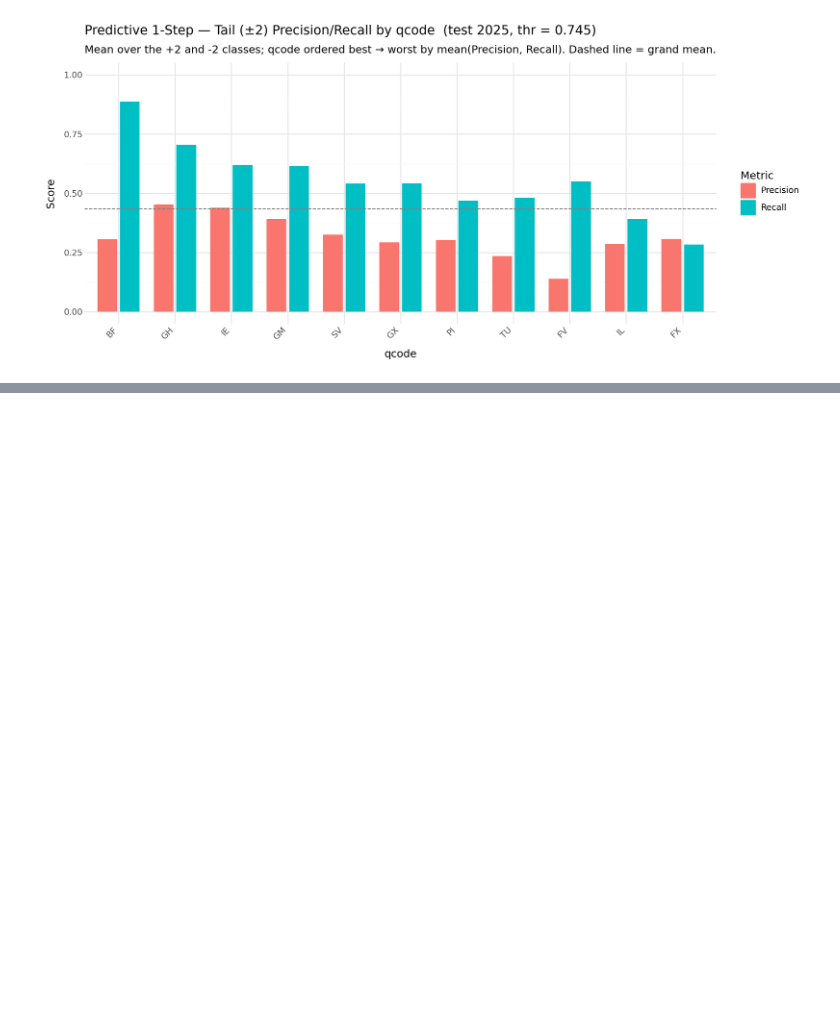
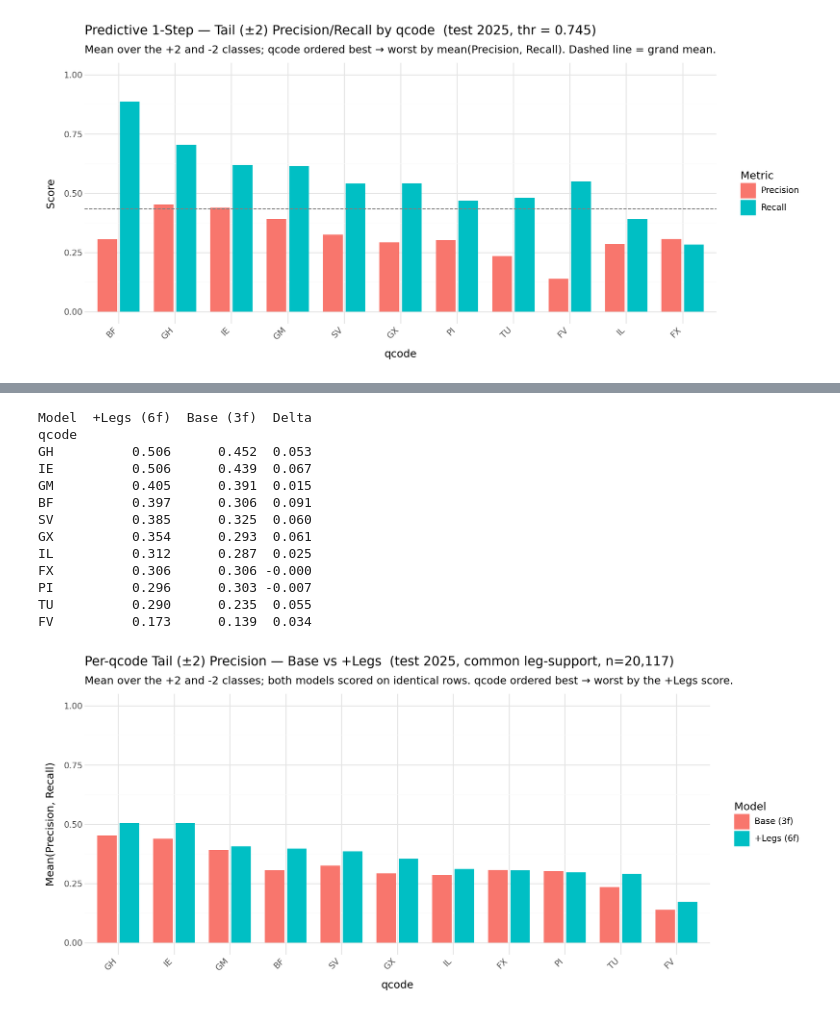
Before and after one commit to qe-internship-wjw/ip1, a Jupyter notebook: notebooks/02b_regressions_tc.ipynb, the cells around one changed output, grey strips where cells are left out. Cells and saved outputs as stored; diff of their text form; code cells hidden in the pictures; blank space fills up the shorter version.

Commit message:
Implement multiasset regression framework

```diff
--- a/notebooks/02b_regressions_tc.ipynb
+++ b/notebooks/02b_regressions_tc.ipynb
@@ -527,0 +679,73 @@ qcode  Precision   Recall  tail_support    n   MeanPR
+# %%
+# --- Per-qcode: base (3f) vs leg-augmented (6f) on COMMON leg-support (test 2025) ---
+# Both models are scored on the SAME rows (every leg feature present) so the comparison
+# reflects only the added features, not a change in the evaluated sample. Tail (+/-2)
+# precision/recall are averaged over the two symmetric classes within each qcode.
+ALL_FEATS = sorted(set(TC_FEATURES) | set(LEG_FEATURES))   # union: obi, noi, stv, buy_*, sell_*
+
+_cmp = (
+    df_signals_tc_clean
+    .filter(pl.col('year').is_in(TEST_YEARS))
+    .select(['delta_p_fwd', *ALL_FEATS, 'qcode'])
+    .drop_nulls()
+    .to_pandas()
+)
+_cmp['y'] = _cmp['delta_p_fwd'].astype(int)
+_cmp['pred_base'] = assign_classes(np.asarray(res_fwd.predict(exog=_cmp[TC_FEATURES])), THRESH_FWD)
+_cmp['pred_leg']  = assign_classes(np.asarray(res_fwd_leg.predict(exog=_cmp[LEG_FEATURES])), THRESH_FWD_LEG)
+
+
+def _tail_pr(g, pred_col):
+    """Mean precision/recall over the two tail classes (+/-2) for one qcode group."""
+    prec, rec, _, sup = precision_recall_fscore_support(
+        g['y'], g[pred_col], labels=[-2, 2], zero_division=0)
+    return {'Precision': float(prec.mean()), 'Recall': float(rec.mean()),
+            'MeanPR': float((prec.mean() + rec.mean()) / 2), 'tail_support': int(sup.sum())}
+
+rows = []
+for code, g in _cmp.groupby('qcode'):
+    for model, pc in (('Base (3f)', 'pred_base'), ('+Legs (6f)', 'pred_leg')):
+        rows.append({'qcode': code, 'Model': model, **_tail_pr(g, pc), 'n': int(len(g))})
+cmp_metrics = pd.DataFrame(rows)
+
+# Wide MeanPR table with the base -> legs delta, ordered by the leg model.
+wide = (
+    cmp_metrics.pivot_table(index='qcode', columns='Model', values='Precision')
+    .assign(Delta=lambda d: d['+Legs (6f)'] - d['Base (3f)'])
+    .sort_values('+Legs (6f)', ascending=False)
+)
+print(wide.to_string(float_format=lambda x: f'{x:.3f}'))
+
+# Dodged bars: base vs legs per qcode (ordered best -> worst by the leg model's MeanPR).
+_order = wide.index.tolist()
+cmp_metrics['qcode'] = pd.Categorical(cmp_metrics['qcode'], categories=_order, ordered=True)
+cmp_metrics['Model'] = pd.Categorical(cmp_metrics['Model'], categories=['Base (3f)', '+Legs (6f)'])
+(
+    ggplot(cmp_metrics, aes(x='qcode', y='Precision', fill='Model'))
+    + geom_col(position=position_dodge(width=0.8), width=0.7)
+    + scale_y_continuous(limits=[0, 1])
+    + labs(
+        title=f'Per-qcode Tail (±2) Precision — Base vs +Legs  '
+              f'(test 2025, common leg-support, n={len(_cmp):,})',
+        subtitle='Mean over the +2 and -2 classes; both models scored on identical rows. '
+                 'qcode ordered best → worst by the +Legs score.',
+        x='qcode', y='Mean(Precision, Recall)', fill='Model',
+    )
+    + theme_minimal()
+    + theme(figure_size=(11, 5), axis_text_x=element_text(rotation=45, hjust=1))
+)
+# %% [output]
+Model  +Legs (6f)  Base (3f)  Delta
+qcode
+GH          0.506      0.452  0.053
+IE          0.506      0.439  0.067
+GM          0.405      0.391  0.015
+BF          0.397      0.306  0.091
+SV          0.385      0.325  0.060
+GX          0.354      0.293  0.061
+IL          0.312      0.287  0.025
+FX          0.306      0.306 -0.000
+PI          0.296      0.303 -0.007
+TU          0.290      0.235  0.055
+FV          0.173      0.139  0.034
+[figure, added]
```
Also changed, not shown: parts of 12 cells of this notebook.
